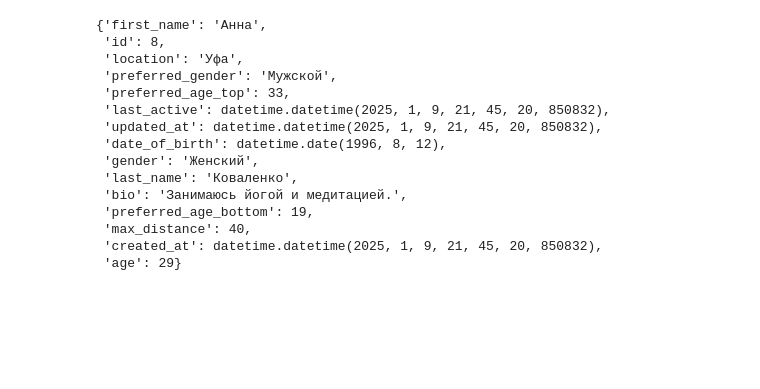
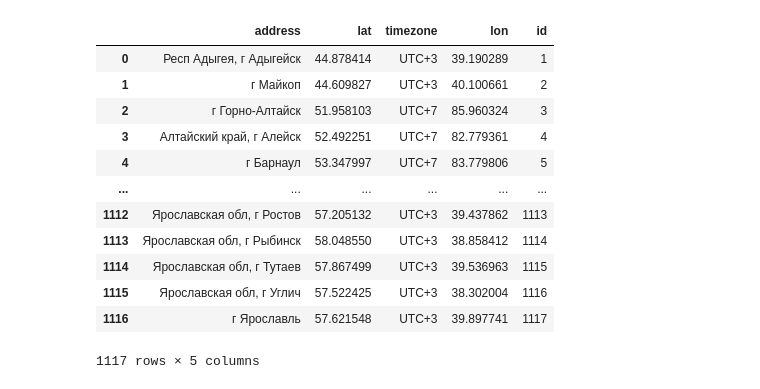
Before and after one commit to ansenya/dating_recommendations_test, a Jupyter notebook: main.ipynb, the cells around one changed output. Cells and saved outputs as stored; diff of their text form; code cells hidden in the pictures; blank space fills up the shorter version.

```diff
--- a/main.ipynb
+++ b/main.ipynb
@@ -71,18 +61,21 @@ df.head()
-# %%
-user
-# %% [output]
-{'first_name': 'Анна',
- 'id': 8,
- 'location': 'Уфа',
- 'preferred_gender': 'Мужской',
- 'preferred_age_top': 33,
- 'last_active': datetime.datetime(2025, 1, 9, 21, 45, 20, 850832),
- 'updated_at': datetime.datetime(2025, 1, 9, 21, 45, 20, 850832),
- 'date_of_birth': datetime.date(1996, 8, 12),
- 'gender': 'Женский',
- 'last_name': 'Коваленко',
- 'bio': 'Занимаюсь йогой и медитацией.',
- 'preferred_age_bottom': 19,
- 'max_distance': 40,
- 'created_at': datetime.datetime(2025, 1, 9, 21, 45, 20, 850832),
- 'age': 29}
+# %%
+cities = [city.__dict__ for city in session.query(City).all()]
+for el in cities:
+    el.pop('_sa_instance_state', None)
+
+cities_df = pd.DataFrame(cities)
+cities_df
+# %% [output]
+|  | address | lat | timezone | lon | id |
+| 0 | Респ Адыгея, г Адыгейск | 44.878414 | UTC+3 | 39.190289 | 1 |
+| 1 | г Майкоп | 44.609827 | UTC+3 | 40.100661 | 2 |
+| 2 | г Горно-Алтайск | 51.958103 | UTC+7 | 85.960324 | 3 |
+| 3 | Алтайский край, г Алейск | 52.492251 | UTC+7 | 82.779361 | 4 |
+| 4 | г Барнаул | 53.347997 | UTC+7 | 83.779806 | 5 |
+| ... | ... | ... | ... | ... | ... |
+| 1112 | Ярославская обл, г Ростов | 57.205132 | UTC+3 | 39.437862 | 1113 |
+| 1113 | Ярославская обл, г Рыбинск | 58.048550 | UTC+3 | 38.858412 | 1114 |
+| 1114 | Ярославская обл, г Тутаев | 57.867499 | UTC+3 | 39.536963 | 1115 |
+| 1115 | Ярославская обл, г Углич | 57.522425 | UTC+3 | 38.302004 | 1116 |
+| 1116 | г Ярославль | 57.621548 | UTC+3 | 39.897741 | 1117 |
+1117 rows × 5 columns
```
Also changed, not shown: parts of 11 cells of this notebook, 7 other files.
